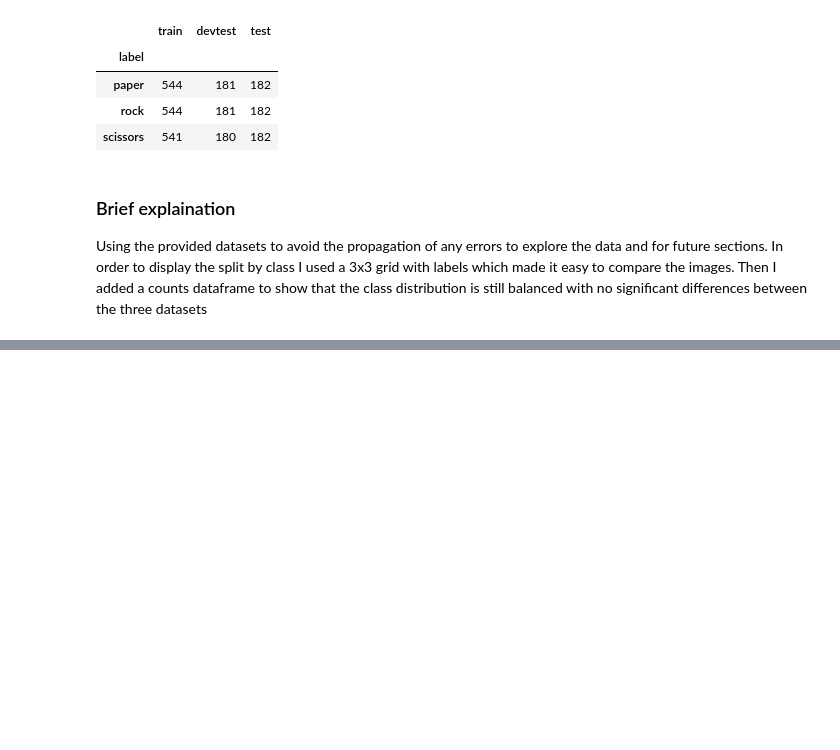
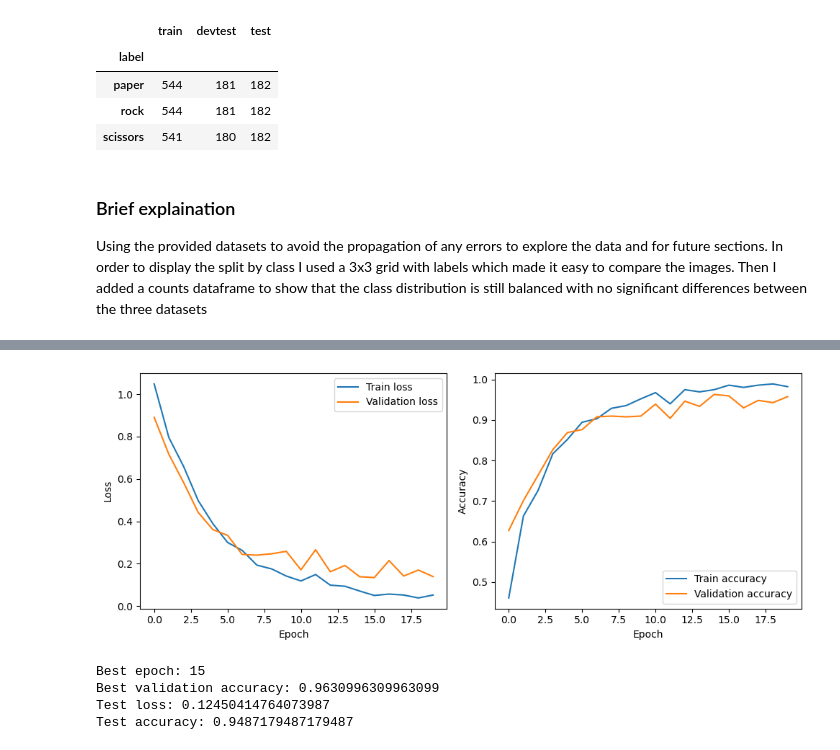
Before and after one commit to Rassoh/AI_RPS_project, a Jupyter notebook: notebook.ipynb, the cells around one changed output, grey strips where cells are left out. Drawn from its saved outputs; the diff is of its cells as text; code cells hidden in the pictures; blank space fills up the shorter version.

Commit message:
task 2.1
DataLoader + model training + hyperparameter choices / overfitting explanations within the markdown cells. No one shot in one day rip

```diff
--- a/notebook.ipynb
+++ b/notebook.ipynb
@@ -185,0 +219,3 @@ Using the provided datasets to avoid the propagation of any errors to explore th
+# %%
+device = "mps" if torch.backends.mps.is_available() else "cpu"
+print("The device is", device)
@@ -185,0 +303,21 @@ Using the provided datasets to avoid the propagation of any errors to explore th
+# %%
+@torch.no_grad()
+def evaluate(loader, model, loss_fn):
+    model.eval()
+
+    losses = []
+    accuracies = []
+
+    for x, y in loader:
+        x = x.to(device)
+        y = y.to(device)
+
+        prediction = model(x)
+        loss = loss_fn(prediction, y)
+
+        losses.append(loss.item())
+
+        is_correct = (prediction.argmax(dim=1) == y).float().cpu().numpy().tolist()
+        accuracies.extend(is_correct)
+
+    return np.mean(losses), np.mean(accuracies)
@@ -185,0 +397,36 @@ Using the provided datasets to avoid the propagation of any errors to explore th
+# %%
+plt.figure(figsize=(10, 4))
+
+plt.subplot(1, 2, 1)
+plt.plot(train_losses, label="Train loss")
+plt.plot(val_losses, label="Validation loss")
+plt.xlabel("Epoch")
+plt.ylabel("Loss")
+plt.legend()
+
+plt.subplot(1, 2, 2)
+plt.plot(train_accuracies, label="Train accuracy")
+plt.plot(val_accuracies, label="Validation accuracy")
+plt.xlabel("Epoch")
+plt.ylabel("Accuracy")
+plt.legend()
+
+plt.tight_layout()
+plt.show()
+# %% [output]
+[figure, added]
+# %%
+model, loss_fn, optimizer = get_model()
+model.load_state_dict(torch.load("best_convnet.pth"))
+
+test_loss, test_accuracy = evaluate(test_loader, model, loss_fn)
+
+print("Best epoch:", best_epoch)
+print("Best validation accuracy:", best_val_accuracy)
+print("Test loss:", test_loss)
+print("Test accuracy:", test_accuracy)
+# %% [output]
+Best epoch: 15
+Best validation accuracy: 0.9630996309963099
+Test loss: 0.12450414764073987
+Test accuracy: 0.9487179487179487
```
Also changed, not shown: parts of 11 cells of this notebook, 1 other file.
